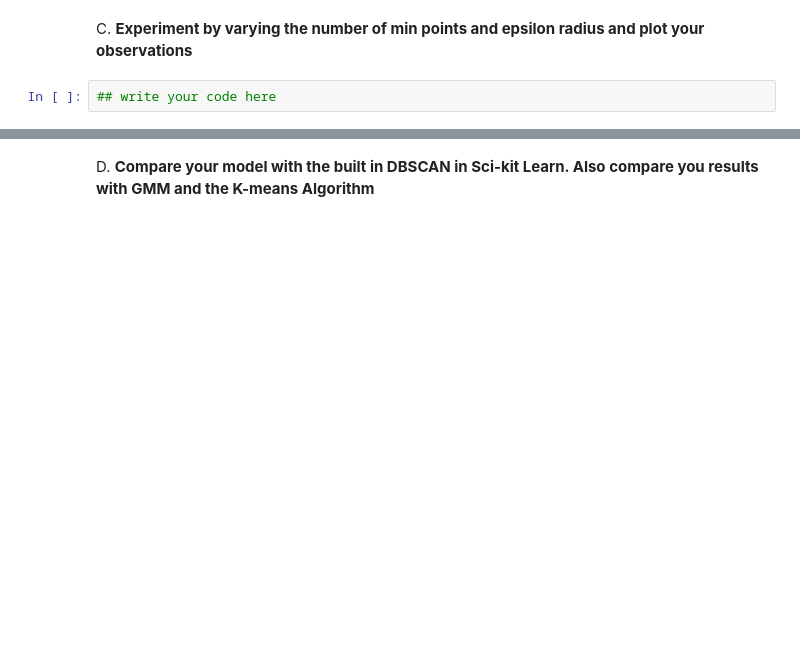
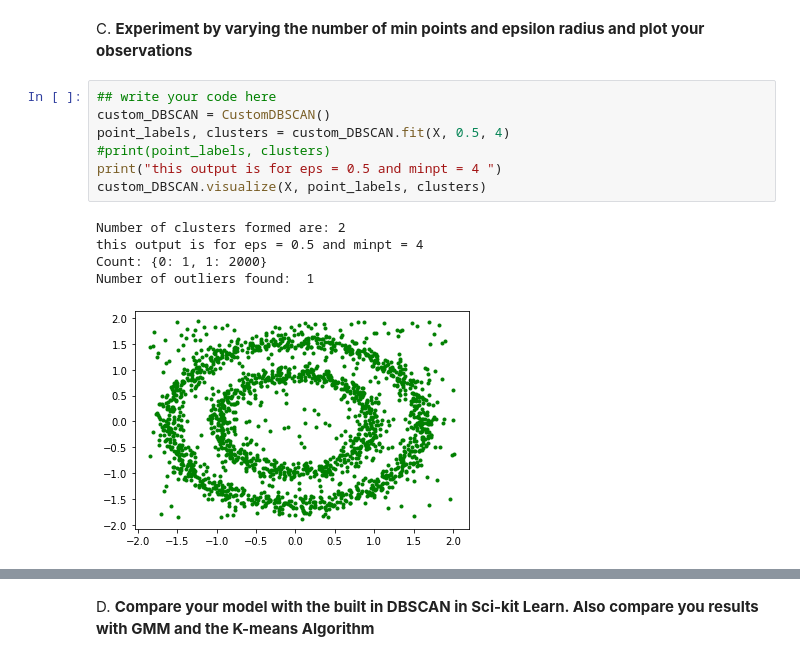
Before and after one commit to Jyoti-S-Shukla/Machine-learning-models, a Jupyter notebook: CLustering_Part_2.ipynb, the cells around one changed output, grey strips where cells are left out. Drawn from its saved outputs; the diff is of its cells as text; blank space fills up the shorter version.

```diff
--- a/CLustering_Part_2.ipynb
+++ b/CLustering_Part_2.ipynb
@@ -37,4 +177,15 @@ numbrer of outliers found: 226
 # %% [markdown]
 C. **Experiment by varying the number of min points and epsilon radius and plot your observations**
-# %%
-## write your code here
+# %%
+## write your code here
+custom_DBSCAN = CustomDBSCAN()
+point_labels, clusters = custom_DBSCAN.fit(X, 0.5, 4)
+#print(point_labels, clusters)
+print("this output is for eps = 0.5 and minpt = 4 ")
+custom_DBSCAN.visualize(X, point_labels, clusters)
+# %% [output]
+Number of clusters formed are: 2
+this output is for eps = 0.5 and minpt = 4
+Count: {0: 1, 1: 2000}
+Number of outliers found:  1
+[figure, added]
```
Also changed, not shown: parts of 29 cells of this notebook.
